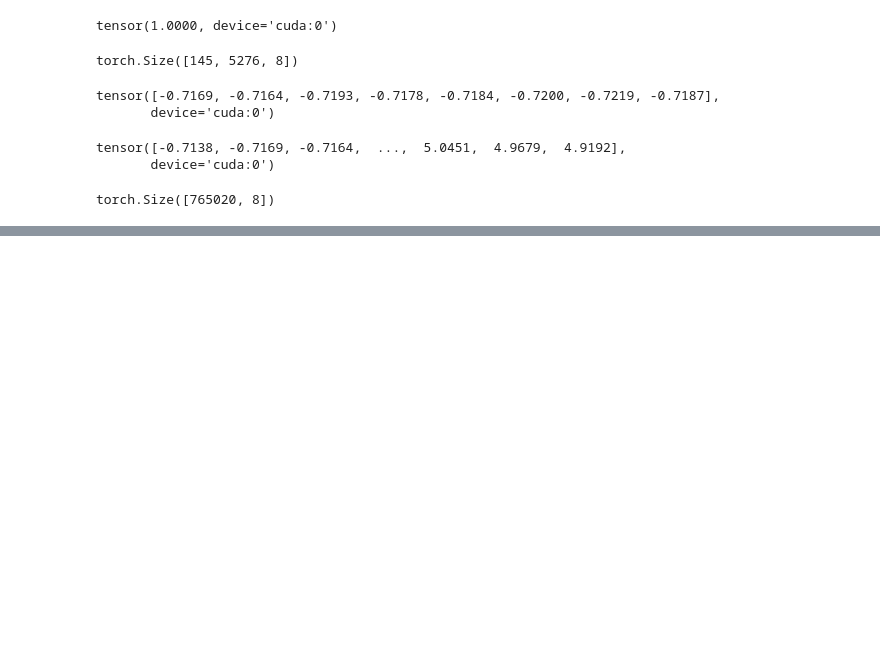
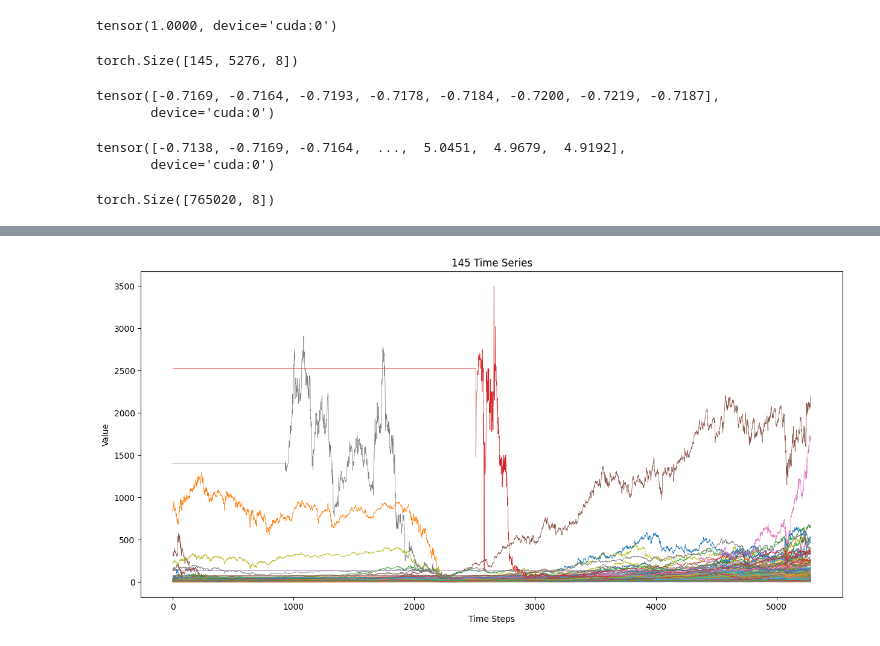
Before and after one commit to go13/Transformers1, a Jupyter notebook: timeseries.ipynb, the cells around one changed output, grey strips where cells are left out. Drawn from its saved outputs; the diff is of its cells as text; code cells hidden in the pictures; blank space fills up the shorter version.

```diff
--- a/timeseries.ipynb
+++ b/timeseries.ipynb
@@ -123,0 +139,18 @@ saved model version 1
+# %%
+import torch
+import matplotlib.pyplot as plt
+
+# Generate a sample tensor (you can replace this with your tensor)
+tensor = data_loader_data.to('cpu')
+
+# Plotting
+plt.figure(figsize=(15, 7))
+for i in range(tensor.shape[0]):
+    plt.plot(tensor[i].numpy(), linewidth=0.5)  # Convert tensor to numpy for plotting
+
+plt.title("145 Time Series")
+plt.xlabel("Time Steps")
+plt.ylabel("Value")
+plt.show()
+# %% [output]
+[figure, added]
```
Also changed, not shown: parts of 1 cell of this notebook.
